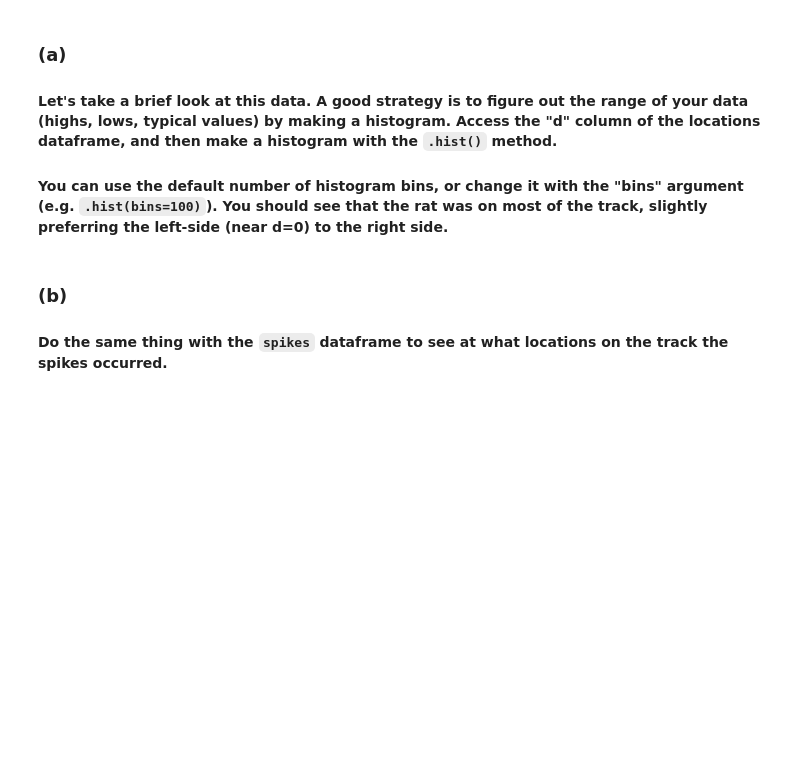
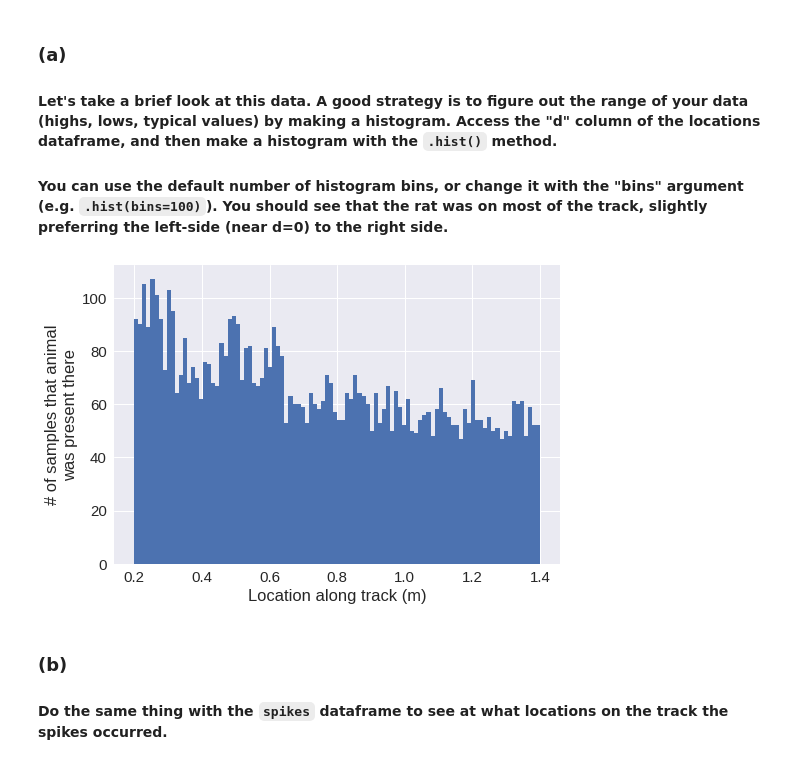
Before and after one commit to prakshalj0512/MAT494, a Jupyter notebook: Copy_of_neural_coding_exercises.ipynb, the cells around one changed output. Cells and saved outputs as stored; diff of their text form; code cells hidden in the pictures; blank space fills up the shorter version.

```diff
--- a/Copy_of_neural_coding_exercises.ipynb
+++ b/Copy_of_neural_coding_exercises.ipynb
@@ -74,9 +74,11 @@ locations.head()
 #### You can use the default number of histogram bins, or change it with the "bins" argument (e.g. `.hist(bins=100)`).  You should see that the rat was on most of the track, slightly preferring the left-side (near d=0) to the right side.
 # %%
 #locations...
-
+plt.hist(locations['d'],bins=100)
 plt.xlabel('Location along track (m)')
 plt.ylabel('# of samples that animal\nwas present there');
+# %% [output]
+[figure, added]
 # %% [markdown]
 ### (b)
 #### Do the same thing with the `spikes` dataframe to see at what locations on the track the spikes occurred.
```
Also changed, not shown: parts of 19 cells of this notebook.
